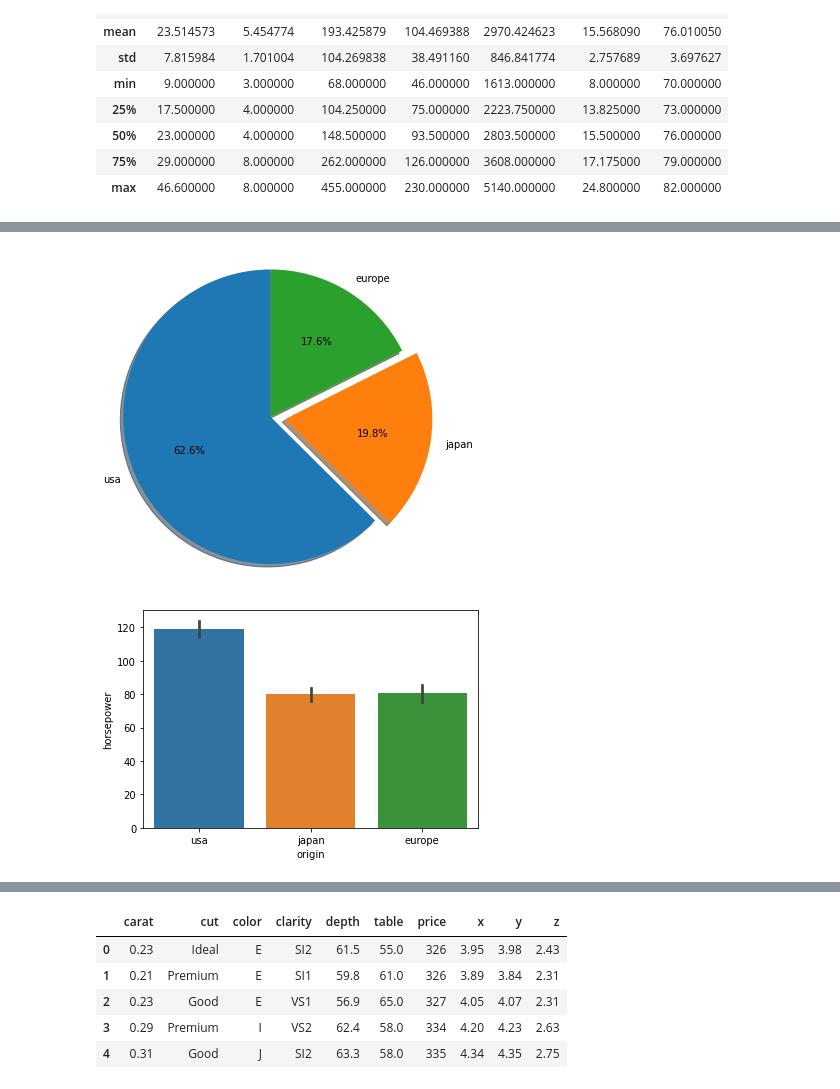
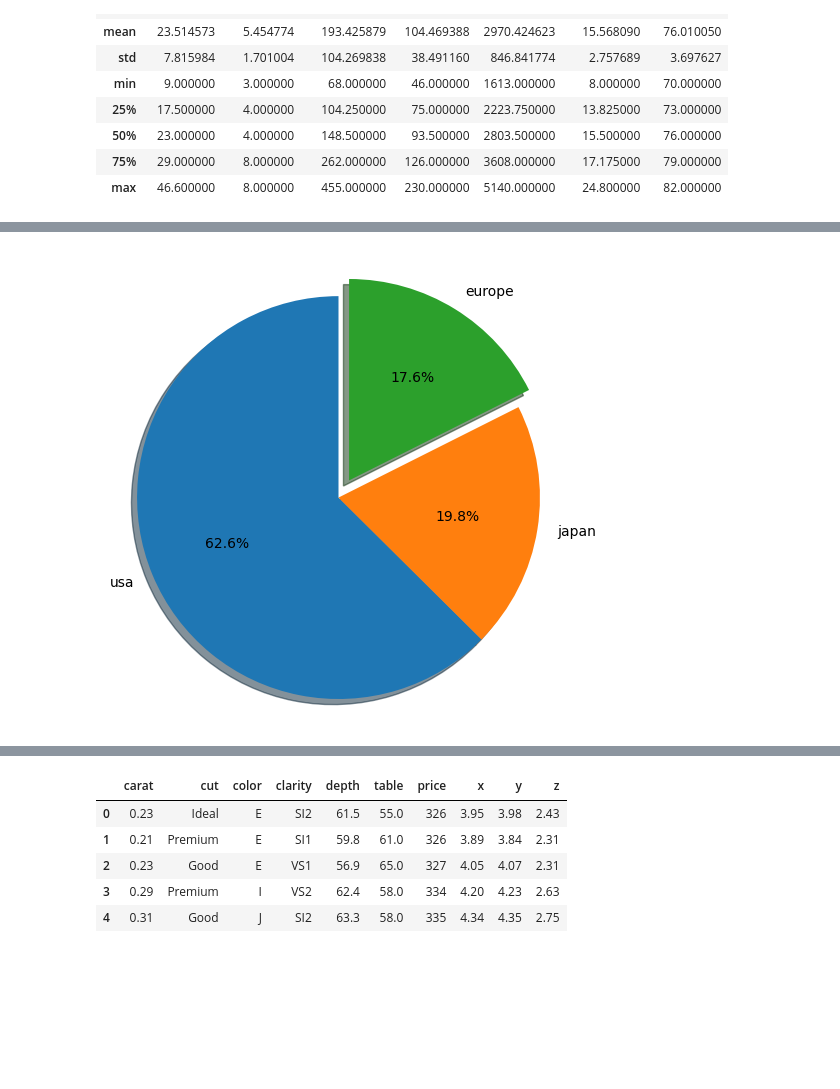
Before and after one commit to C8203-Cht/Statistics-Assignments, a Jupyter notebook: Statistics Python Applications/5_Graphics.ipynb, the cells around one changed output, grey strips where cells are left out. Cells and saved outputs as stored; diff of their text form; code cells hidden in the pictures; blank space fills up the shorter version.

Commit message:
5_graphics updated and statistics cheat sheets added.

```diff
--- a/Statistics Python Applications/5_Graphics.ipynb
+++ b/Statistics Python Applications/5_Graphics.ipynb
@@ -71,17 +96,17 @@ sns.countplot(x="origin", data=df);
 # %%
-labels = df.origin.unique()
-sizes = df.origin.value_counts()
-explode = (0, 0.1, 0)  # only "explode" the 2nd slice (i.e. 'Hogs')
+labels = df.origin.unique() # origin sütununda bulunan benzersiz değerleri alır.
 
-fig1, ax1 = plt.subplots(figsize=(6,6))
-ax1.pie(sizes, explode=explode, labels=labels, autopct='%1.1f%%',
-        shadow=True, startangle=90)
-ax1.axis('equal')  # Equal aspect ratio ensures that pie is drawn as a circle.
+sizes = df.origin.value_counts()  #origin sütunundaki her bir benzersiz değerin sayısını alır.
+
+explode = (0, 0, 0.1)  # only "explode" the 2nd slice (i.e. 'Hogs') pasta dilimlerinden birini öne çıkarmak için kullanılır.
+
+fig1, ax1 = plt.subplots(figsize=(6,6)) # 6x6 boyutlarında bir grafik figürü ve eksen nesnesi oluşturur.
+
+ax1.pie(sizes, explode=explode, labels=labels, autopct='%1.1f%%',  # autopct='%1.1f%%' her dilimin yüzdesini gösterir
+        shadow=True, startangle=90) # startangle=90 ilk dilimin üstten başlaması için grafiği grafiği 90 derece döndürür.
+
+ax1.axis('equal')  # Equal pasta grafiğinin bir daire olarak çizilmesini sağlar.
 
 plt.show()
 # %% [output]
-[figure, old version]
+[figure, new version]
-# %%
-sns.barplot(x="origin", y="horsepower", data=df);
-# %% [output]
-[figure, removed]
```
Also changed, not shown: parts of 19 cells of this notebook, 1 other file.
